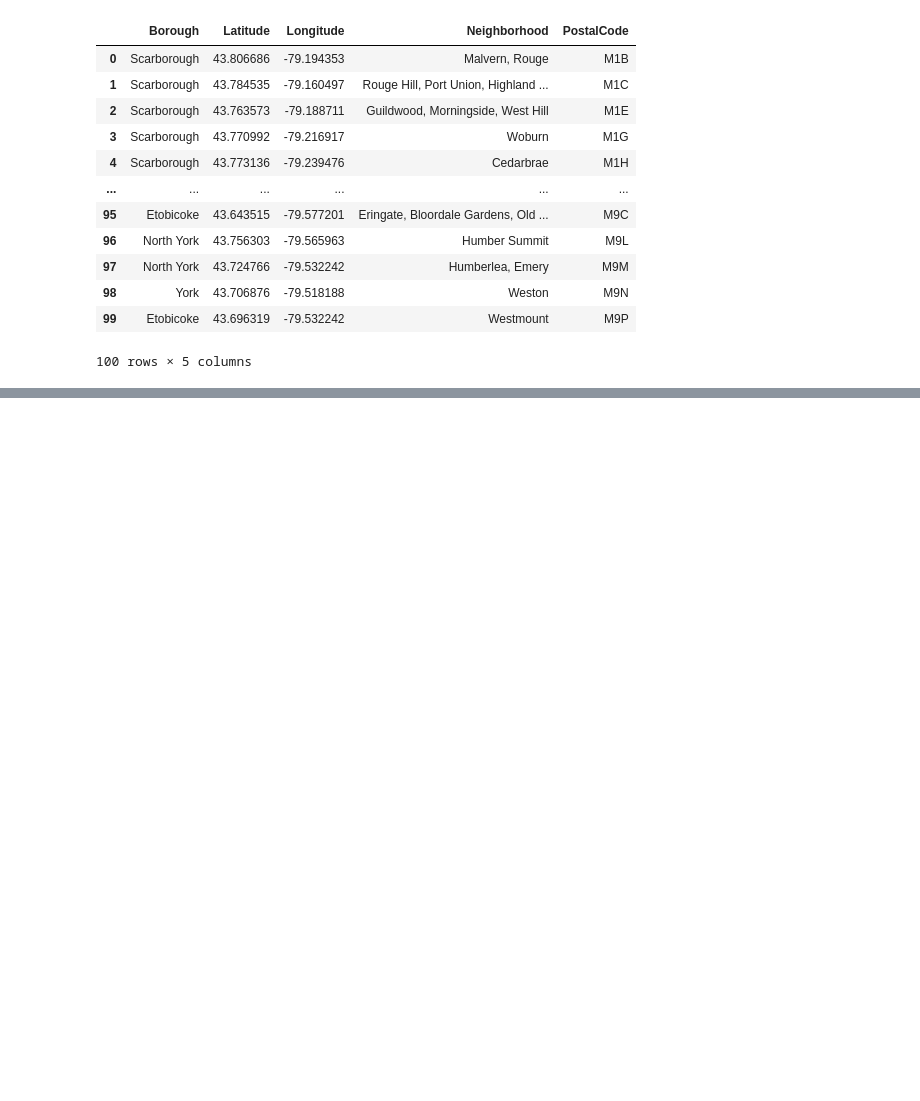
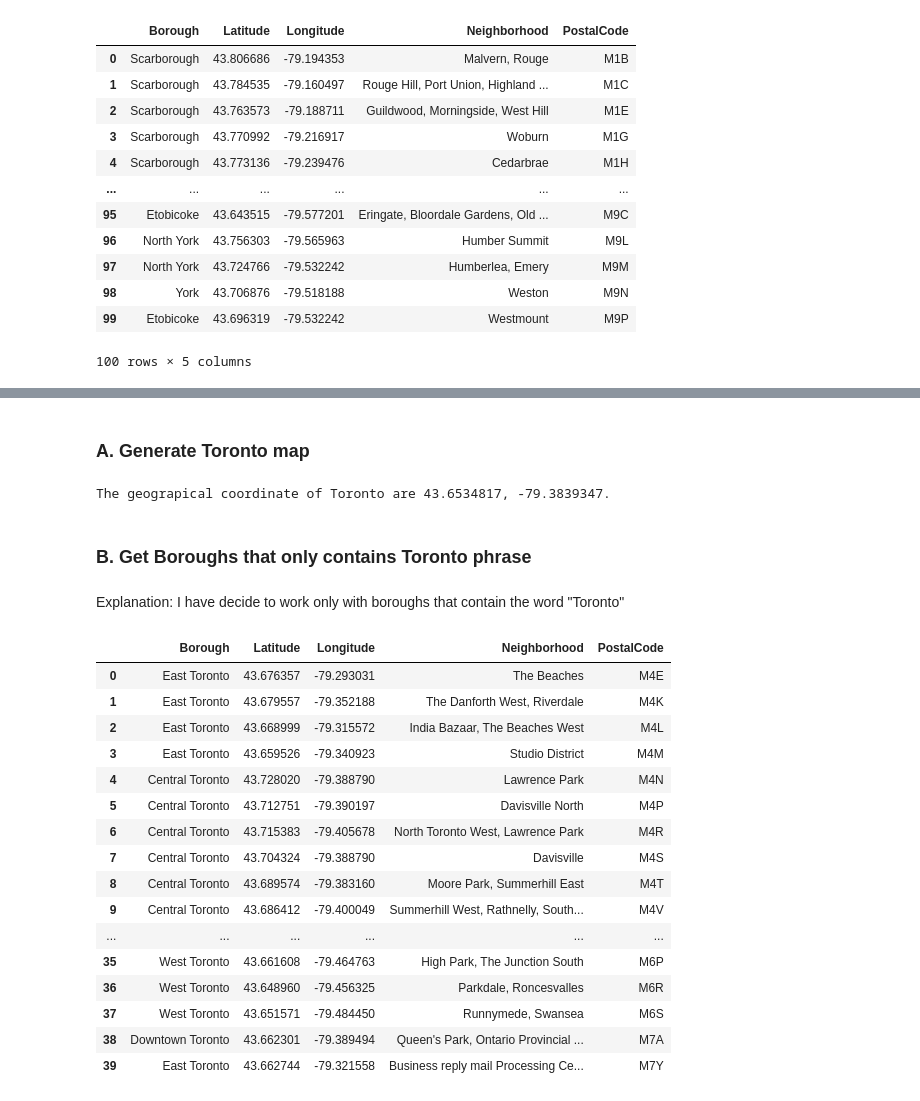
Before and after one commit to marcintalik/Coursera_Capstone, a Jupyter notebook: Segmenting and Clustering Neighborhoods in Toronto.ipynb, the cells around one changed output, grey strips where cells are left out. Saved outputs shown, nothing was run; the diff lists cells and outputs as text; code cells hidden in the pictures; blank space fills up the shorter version.

Commit message:
Published from Watson Studio.

```diff
--- a/Segmenting and Clustering Neighborhoods in Toronto.ipynb
+++ b/Segmenting and Clustering Neighborhoods in Toronto.ipynb
@@ -111,0 +118,2 @@ df.head(100)
+# %% [markdown]
+### A. Generate Toronto map
@@ -111,0 +122,40 @@ df.head(100)
+# %%
+address = 'Toronto, Canada'
+
+geolocator = Nominatim(user_agent="ny_explorer")
+location = geolocator.geocode(address)
+latitude = location.latitude
+longitude = location.longitude
+print('The geograpical coordinate of Toronto are {}, {}.'.format(latitude, longitude))
+# %% [output]
+The geograpical coordinate of Toronto are 43.6534817, -79.3839347.
+# %% [markdown]
+### B. Get Boroughs that only contains Toronto phrase
+# %% [markdown]
+Explanation: I have decide to work only with boroughs that contain the word "Toronto"
+# %%
+df_toronto = pd.DataFrame()
+for index, row in df.iterrows():
+
+    if 'Toronto' in row["Borough"]:
+        df_toronto = df_toronto.append(row, ignore_index=True)
+df_toronto.shape
+df_toronto.head(100)
+# %% [output]
+|  | Borough | Latitude | Longitude | Neighborhood | PostalCode |
+| 0 | East Toronto | 43.676357 | -79.293031 | The Beaches | M4E |
+| 1 | East Toronto | 43.679557 | -79.352188 | The Danforth West, Riverdale | M4K |
+| 2 | East Toronto | 43.668999 | -79.315572 | India Bazaar, The Beaches West | M4L |
+| 3 | East Toronto | 43.659526 | -79.340923 | Studio District | M4M |
+| 4 | Central Toronto | 43.728020 | -79.388790 | Lawrence Park | M4N |
+| 5 | Central Toronto | 43.712751 | -79.390197 | Davisville North | M4P |
+| 6 | Central Toronto | 43.715383 | -79.405678 | North Toronto West, Lawrence Park | M4R |
+| 7 | Central Toronto | 43.704324 | -79.388790 | Davisville | M4S |
+| 8 | Central Toronto | 43.689574 | -79.383160 | Moore Park, Summerhill East | M4T |
+| 9 | Central Toronto | 43.686412 | -79.400049 | Summerhill West, Rathnelly, South... | M4V |
+| ... | ... | ... | ... | ... | ... |
+| 35 | West Toronto | 43.661608 | -79.464763 | High Park, The Junction South | M6P |
+| 36 | West Toronto | 43.648960 | -79.456325 | Parkdale, Roncesvalles | M6R |
+| 37 | West Toronto | 43.651571 | -79.484450 | Runnymede, Swansea | M6S |
+| 38 | Downtown Toronto | 43.662301 | -79.389494 | Queen's Park, Ontario Provincial ... | M7A |
+| 39 | East Toronto | 43.662744 | -79.321558 | Business reply mail Processing Ce... | M7Y |
```
Also changed, not shown: parts of 9 cells of this notebook.
